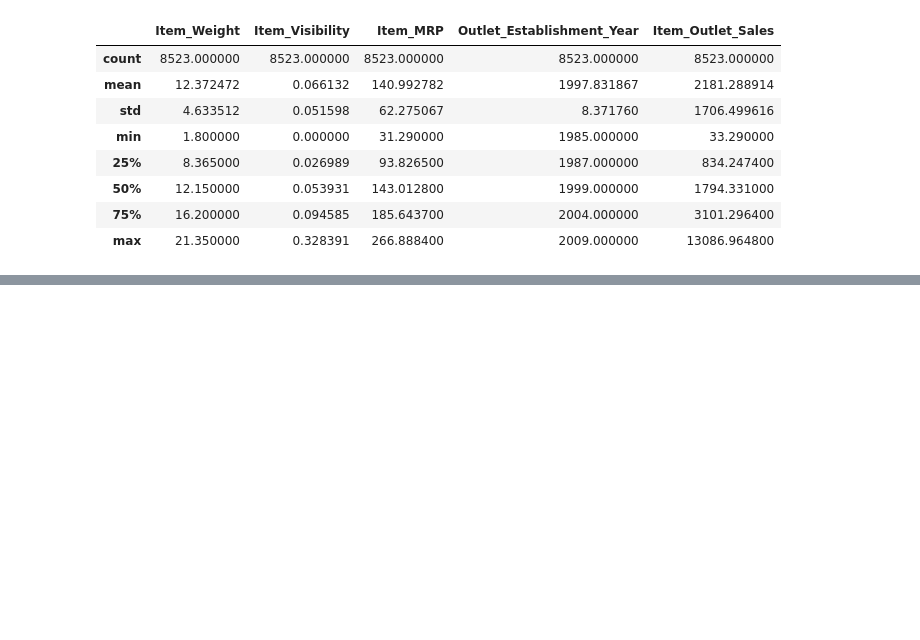
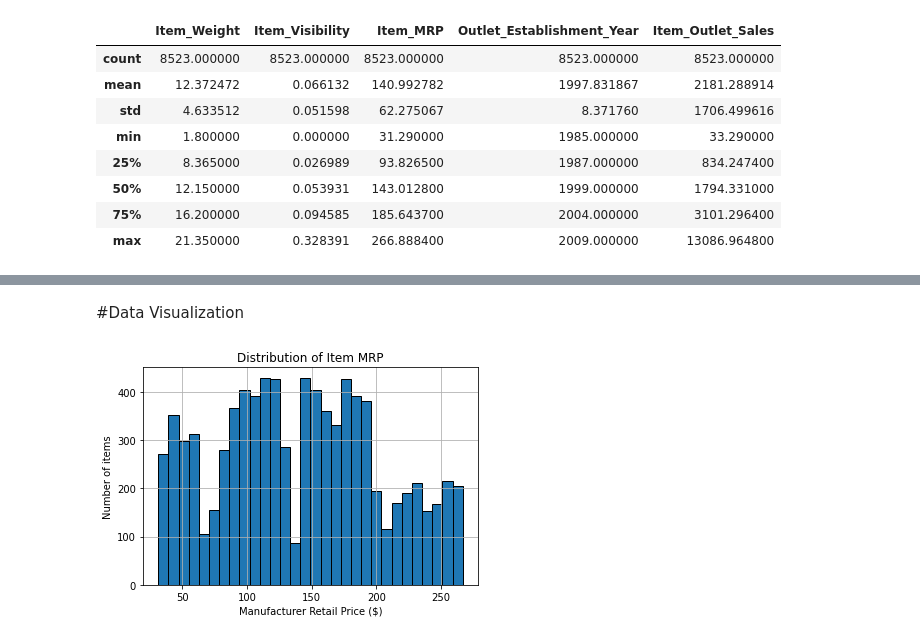
Before and after one commit to KDcodePy/Coding-dojo-project1-part1, a Jupyter notebook: Sales_prediction.ipynb, the cells around one changed output, grey strips where cells are left out. Drawn from its saved outputs; the diff is of its cells as text; code cells hidden in the pictures; blank space fills up the shorter version.

```diff
--- a/Sales_prediction.ipynb
+++ b/Sales_prediction.ipynb
@@ -215,0 +228,10 @@ df.describe()
+# %% [markdown]
+#Data Visualization
+# %%
+ax = df["Item_MRP"].hist(bins= 30, edgecolor = 'black')
+ax.ticklabel_format(style='plain')
+ax.set_title('Distribution of Item MRP')
+ax.set_xlabel('Manufacturer Retail Price ($)')
+ax.set_ylabel('Number of items');
+# %% [output]
+[figure, added]
```
Also changed, not shown: parts of 14 cells of this notebook.
